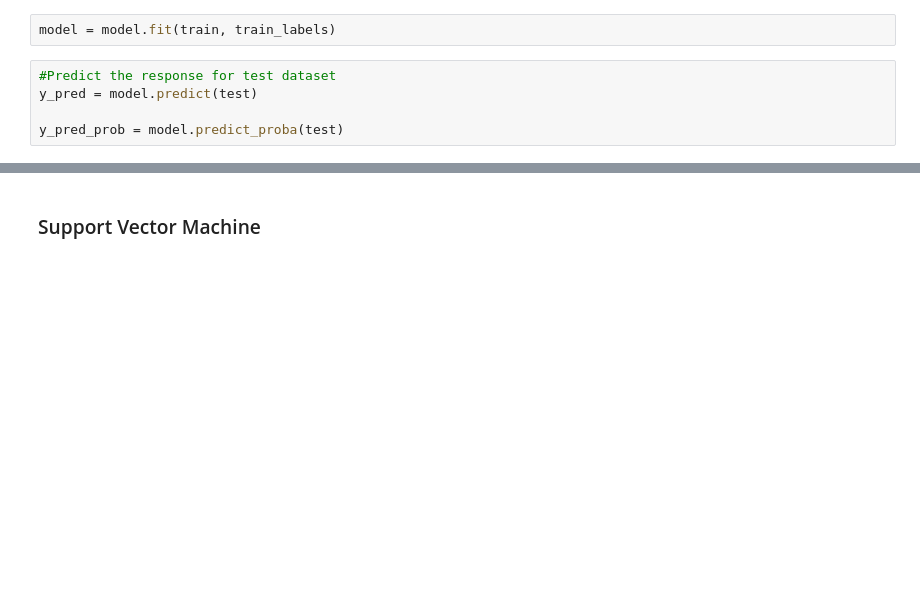
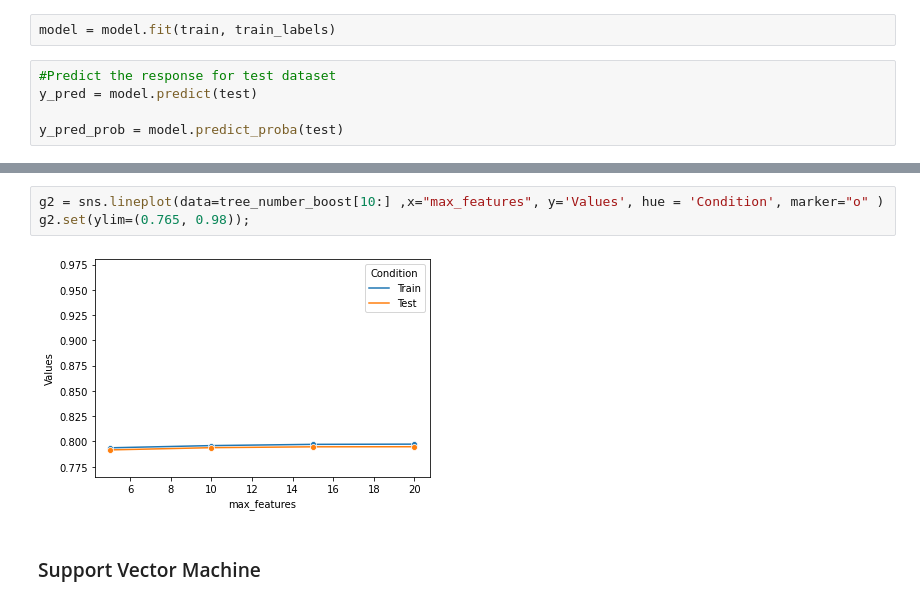
Before and after one commit to linaskerath/comparison-of-ML-up-sell-propensity-models, a Jupyter notebook: Bakis.ipynb, the cells around one changed output, grey strips where cells are left out. Drawn from its saved outputs; the diff is of its cells as text; blank space fills up the shorter version.

```diff
--- a/Bakis.ipynb
+++ b/Bakis.ipynb
@@ -562,3 +515,8 @@ vdsl_c Importance: 0.0
+# %%
+g2 = sns.lineplot(data=tree_number_boost[10:] ,x="max_features", y='Values', hue = 'Condition', marker="o" )
+g2.set(ylim=(0.765, 0.98));
+# %% [output]
+[figure, added]
 # %% [markdown]
 ### Support Vector Machine
 # %%
```
Also changed, not shown: parts of 64 cells of this notebook.
